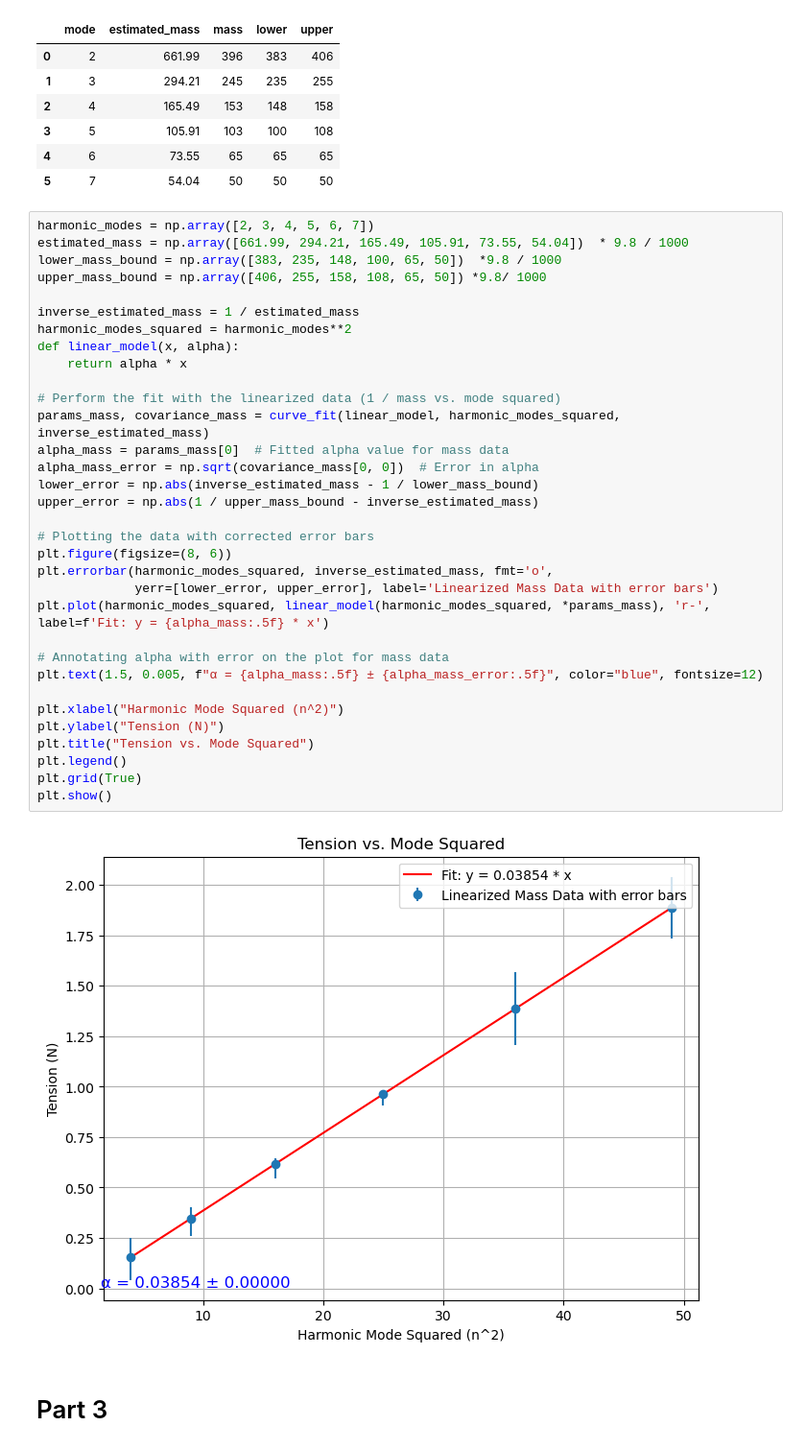
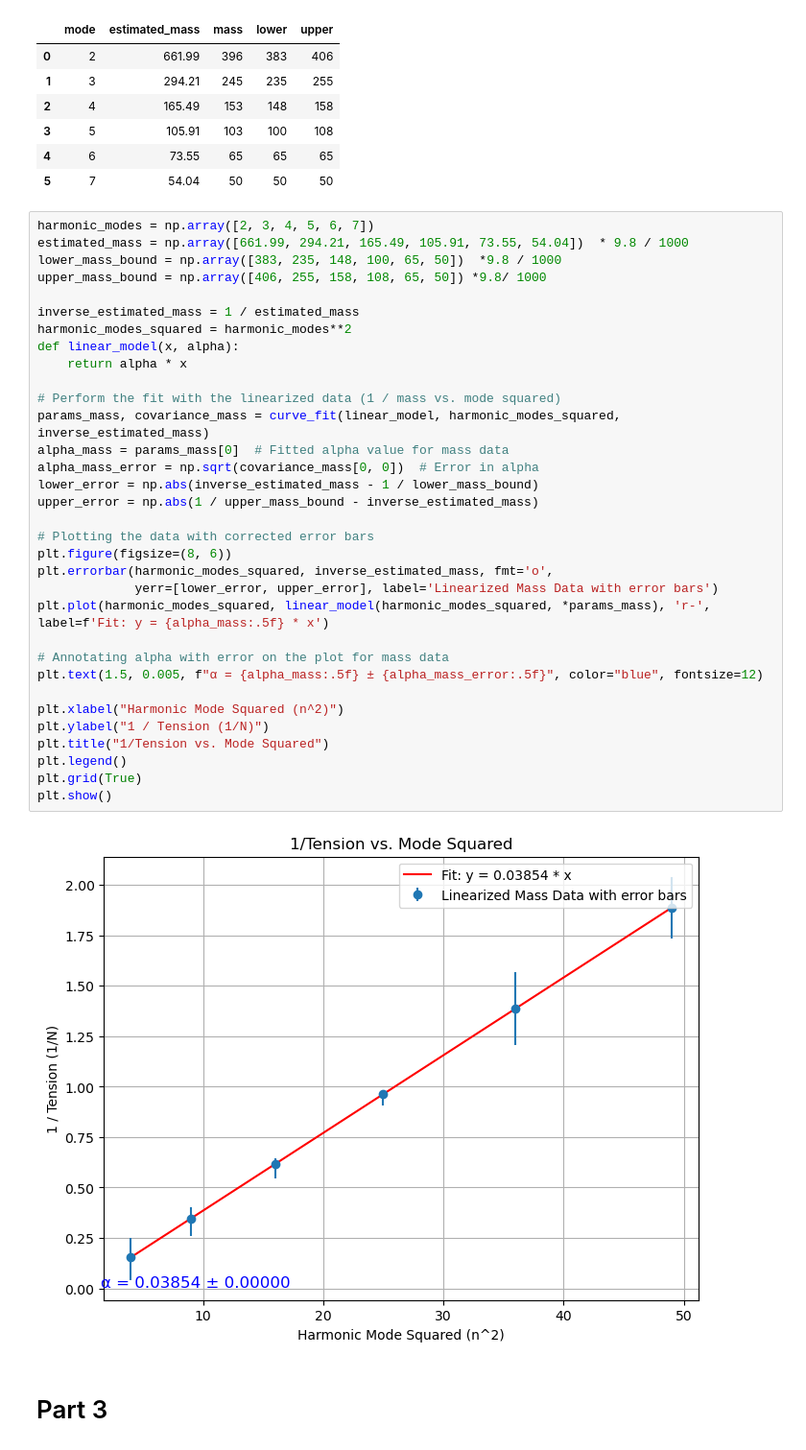
Before and after one commit to Faith-Qiao/physics5bl, a Jupyter notebook: lab11/lab11.ipynb, the cells around one changed output. Shown: that part at 96% size. Cells and saved outputs as stored; diff of their text form.

```diff
--- a/lab11/lab11.ipynb
+++ b/lab11/lab11.ipynb
@@ -88,35 +88,35 @@ harmonic_modes = np.array([2, 3, 4, 5, 6, 7])
 estimated_mass = np.array([661.99, 294.21, 165.49, 105.91, 73.55, 54.04])  * 9.8 / 1000
 lower_mass_bound = np.array([383, 235, 148, 100, 65, 50])  *9.8 / 1000
 upper_mass_bound = np.array([406, 255, 158, 108, 65, 50]) *9.8/ 1000
 
 inverse_estimated_mass = 1 / estimated_mass
 harmonic_modes_squared = harmonic_modes**2
 def linear_model(x, alpha):
     return alpha * x
 
 # Perform the fit with the linearized data (1 / mass vs. mode squared)
 params_mass, covariance_mass = curve_fit(linear_model, harmonic_modes_squared, inverse_estimated_mass)
 alpha_mass = params_mass[0]  # Fitted alpha value for mass data
 alpha_mass_error = np.sqrt(covariance_mass[0, 0])  # Error in alpha
 lower_error = np.abs(inverse_estimated_mass - 1 / lower_mass_bound)
 upper_error = np.abs(1 / upper_mass_bound - inverse_estimated_mass)
 
 # Plotting the data with corrected error bars
 plt.figure(figsize=(8, 6))
 plt.errorbar(harmonic_modes_squared, inverse_estimated_mass, fmt='o',
              yerr=[lower_error, upper_error], label='Linearized Mass Data with error bars')
 plt.plot(harmonic_modes_squared, linear_model(harmonic_modes_squared, *params_mass), 'r-', label=f'Fit: y = {alpha_mass:.5f} * x')
 
 # Annotating alpha with error on the plot for mass data
 plt.text(1.5, 0.005, f"α = {alpha_mass:.5f} ± {alpha_mass_error:.5f}", color="blue", fontsize=12)
 
 plt.xlabel("Harmonic Mode Squared (n^2)")
-plt.ylabel("Tension (N)")
-plt.title("Tension vs. Mode Squared")
+plt.ylabel("1 / Tension (1/N)")
+plt.title("1/Tension vs. Mode Squared")
 plt.legend()
 plt.grid(True)
 plt.show()
 # %% [output]
-[figure, old version]
+[figure, new version]
 # %% [markdown]
 # Part 3
```
Also changed, not shown: parts of 4 cells of this notebook.
